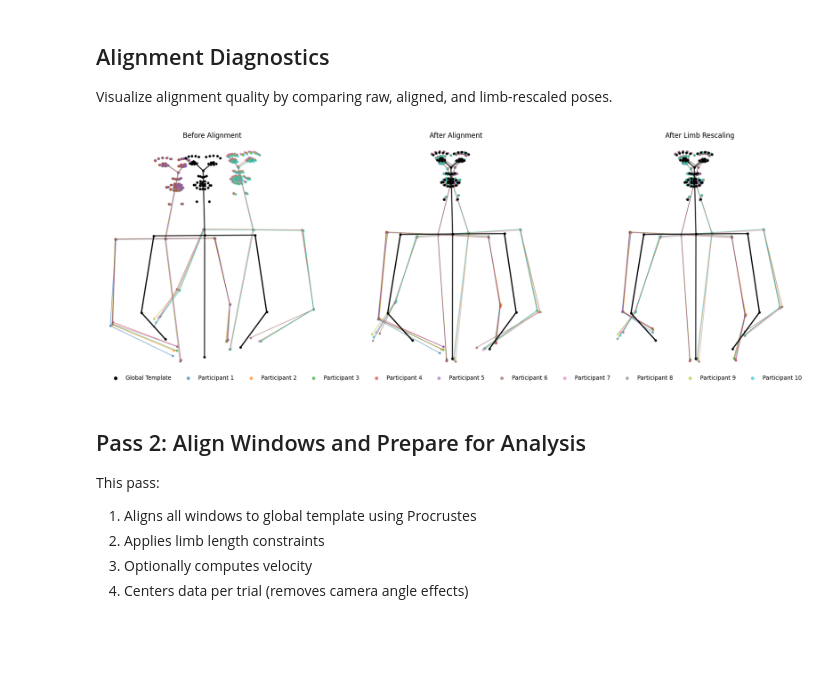
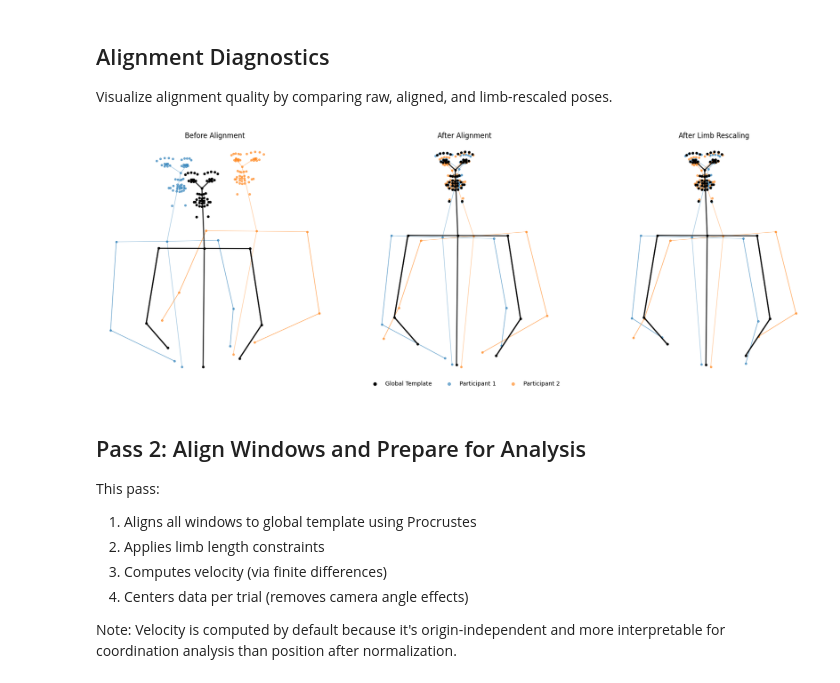
Before and after one commit to MInD-Laboratory/Pose-Dynamics, a Jupyter notebook: projects/Mosaic/notebooks/MOSAIC_Keypoints.ipynb, the cells around one changed output. Saved outputs shown, nothing was run; the diff lists cells and outputs as text; code cells hidden in the pictures; blank space fills up the shorter version.

Commit message:
mosaic pipeline updated

```diff
--- a/projects/Mosaic/notebooks/MOSAIC_Keypoints.ipynb
+++ b/projects/Mosaic/notebooks/MOSAIC_Keypoints.ipynb
@@ -56,8 +45,12 @@ print("✓ Imports successful")
 ## Parameters
 # %%
 # === Data Configuration ===
-DATA_PATH = "G:/mosaic analysis files"  # Update to your data path
-KEYPOINT_SETS = [["center_face", "body", "arm"]]
+DATA_PATH = "G:/mosaic movement files"  # Folder containing participant CSV files
+AUDIO_CONDITIONS_CSV = "Mosaic_Conditions.csv"  # CSV with session, trial, condition columns
+
+# === ROI Configuration (from PREDEFINED_SETS) ===
+# Use predefined keypoint sets for ROI extraction
+ROI_KEYPOINT_SETS = ['center_face', 'body', 'arm']
 
 # === Processing Parameters ===
 CONF_THRESHOLD = 0.4
@@ -65,10 +58,11 @@ MAX_INTERP_GAP = 60
 FILTER_CUTOFF = 10.0
 FILTER_ORDER = 4
 FPS = 60
+TARGET_FPS = 30  # Set to downsample (e.g., 30 for 30 Hz), None to keep original
 
 # === Window Parameters ===
-WINDOW_SIZE_RQA = 60 * 60      # 60 seconds for RQA/CRQA
-WINDOW_SIZE_LINEAR = 5 * 60    # 5 seconds for linear metrics
+WINDOW_SIZE_RQA = 60      # 60 seconds for RQA/CRQA
+WINDOW_SIZE_LINEAR = 5    # 5 seconds for linear metrics
 WINDOW_OVERLAP = 0.5
 
 # === RQA/CRQA Parameters ===
@@ -79,17 +73,21 @@ RADII = [0.15]
 # === Alignment Parameters ===
 SYMMETRIZATION_MODE = "none"  # Options: "none", "nose", "torso", "full"
 ALLOW_ROTATION = True
-USE_VELOCITY = False  # Set True to analyze velocity instead of position
 
-# === Session Selection ===
-SKIP_SESSIONS = [1]  # Sessions to skip
+# === Analysis Target ===
+# IMPORTANT: The pipeline analyzes VELOCITY MAGNITUDE (not position) because:
+#   1. Procrustes alignment + trial-centering remove positional meaning (arbitrary origin)
+#   2. Velocity magnitude = movement speed (origin-independent, meaningful signal)
+#   3. All analyses (CRQA/RQA/Linear) consistently analyze movement dynamics
+#   4. More interpretable for interpersonal coordination (synchrony of movement, not posture)
+USE_VELOCITY = True
 
 # === Output Directories ===
+print("✓ Parameters configured")
+
 os.makedirs("../crqa_results", exist_ok=True)
 os.makedirs("../rqa_results", exist_ok=True)
+os.makedirs("../animations", exist_ok=True)
 os.makedirs("../linear_results", exist_ok=True)
-os.makedirs("../animations", exist_ok=True)
-
-print("✓ Parameters configured")
 # %% [output]
 ✓ Parameters configured
@@ -338,38 +220,40 @@ Visualize alignment quality by comparing raw, aligned, and limb-rescaled poses.
 # %%
 # Sample windows from both Left and Right roles for better visualization
 valid_windows = [w for w in raw_windows if w[0] is not None]
 
 # Separate by role
 left_windows = [(w, m) for w, m in valid_windows if m['Role'] == 'Left']
 right_windows = [(w, m) for w, m in valid_windows if m['Role'] == 'Right']
 
 # Take samples from each role
 sample_windows = []
-n_per_role = 5
+n_per_role = 1
 if left_windows:
     sample_windows.extend(left_windows[:n_per_role])
 if right_windows:
     sample_windows.extend(right_windows[:n_per_role])
 
 plot_alignment_diagnostics(
     global_template=global_template,
     raw_windows=sample_windows,
     expected_cols=expected_cols,
     align_keypoints=align_keypoints,
     n_samples=len(sample_windows),
     procrustes=True,
     allow_rotation=ALLOW_ROTATION,
     ref_lengths=ref_lengths,
     reference="Torso"
 )
 # %% [output]
-[figure, old version]
+[figure, new version]
 # %% [markdown]
 ## Pass 2: Align Windows and Prepare for Analysis
 
 This pass:
 1. Aligns all windows to global template using Procrustes
 2. Applies limb length constraints
-3. Optionally computes velocity
+3. Computes velocity (via finite differences)
 4. Centers data per trial (removes camera angle effects)
+
+Note: Velocity is computed by default because it's origin-independent and more interpretable for coordination analysis than position after normalization.
 # %%
```
Also changed, not shown: parts of 18 cells of this notebook, 3 other files.
